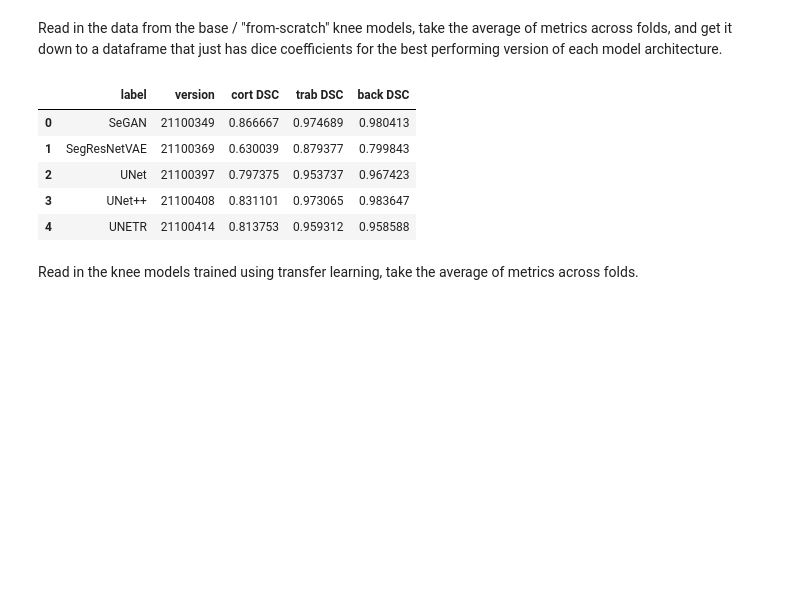
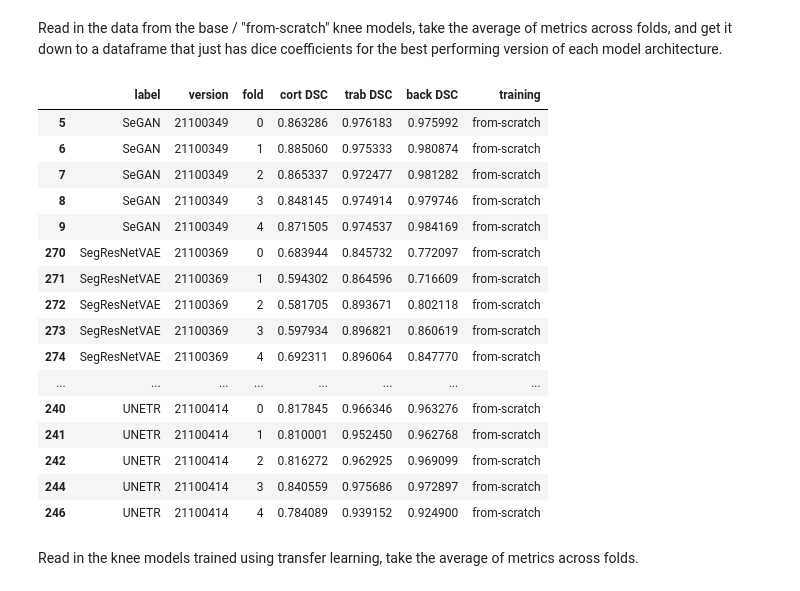
Before and after one commit to Bonelab/hrpqct-knee-segmentation, a Jupyter notebook: notebooks/analyze_knee_base_and_transfer_cv.ipynb, the cells around one changed output. Saved outputs shown, nothing was run; the diff lists cells and outputs as text; code cells hidden in the pictures; blank space fills up the shorter version.

```diff
--- a/notebooks/analyze_knee_base_and_transfer_cv.ipynb
+++ b/notebooks/analyze_knee_base_and_transfer_cv.ipynb
@@ -16,39 +16,72 @@ base = base[[
     "metrics_val_dsc_2_epoch_final"
 ]]
 base = base.groupby(["label", "version"]).mean().drop(columns=["fold"])
 base = base[
     base.groupby(["label"])["metrics_val_dsc_0_epoch_final"].transform(max)
     == base["metrics_val_dsc_0_epoch_final"]
 ].dropna()
 base = base.reset_index()
 
 base["label"] = base["label"].apply(lambda x: x[0:-16])
+
+best_base_models = [(l,v) for l,v in zip(base["label"], base["version"])]
+
+base = pd.read_csv(path.join("..", "from_arc", "knee_base_cv.csv"))
+base = base[[
+    "label", "version", "fold",
+    "metrics_val_dsc_0_epoch_final",
+    "metrics_val_dsc_1_epoch_final",
+    "metrics_val_dsc_2_epoch_final"
+]]
+base["label"] = base["label"].apply(lambda x: x[0:-16])
+
+df = pd.DataFrame()
+
+for l, v in best_base_models:
+    df = df.append(base[(base["label"]==l) & (base["version"]==v)])
+
+base = df
+
+base
 
 labels_renaming = {
     "unet": "UNet",
     "unetpp": "UNet++",
     "unetr": "UNETR",
     "segresnetvae": "SegResNetVAE",
     "segan": "SeGAN"
 }
 base = base.replace({"label": labels_renaming})
 
 base = base.rename(
     columns = {
         "metrics_val_dsc_0_epoch_final": "cort DSC",
         "metrics_val_dsc_1_epoch_final": "trab DSC",
         "metrics_val_dsc_2_epoch_final": "back DSC"
     }
 )
 
+base["training"] = "from-scratch"
+
 base
 # %% [output]
-|  | label | version | cort DSC | trab DSC | back DSC |
-| 0 | SeGAN | 21100349 | 0.866667 | 0.974689 | 0.980413 |
-| 1 | SegResNetVAE | 21100369 | 0.630039 | 0.879377 | 0.799843 |
-| 2 | UNet | 21100397 | 0.797375 | 0.953737 | 0.967423 |
-| 3 | UNet++ | 21100408 | 0.831101 | 0.973065 | 0.983647 |
-| 4 | UNETR | 21100414 | 0.813753 | 0.959312 | 0.958588 |
+|  | label | version | fold | cort DSC | trab DSC | back DSC | training |
+| 5 | SeGAN | 21100349 | 0 | 0.863286 | 0.976183 | 0.975992 | from-scratch |
+| 6 | SeGAN | 21100349 | 1 | 0.885060 | 0.975333 | 0.980874 | from-scratch |
+| 7 | SeGAN | 21100349 | 2 | 0.865337 | 0.972477 | 0.981282 | from-scratch |
+| 8 | SeGAN | 21100349 | 3 | 0.848145 | 0.974914 | 0.979746 | from-scratch |
+| 9 | SeGAN | 21100349 | 4 | 0.871505 | 0.974537 | 0.984169 | from-scratch |
+| 270 | SegResNetVAE | 21100369 | 0 | 0.683944 | 0.845732 | 0.772097 | from-scratch |
+| 271 | SegResNetVAE | 21100369 | 1 | 0.594302 | 0.864596 | 0.716609 | from-scratch |
+| 272 | SegResNetVAE | 21100369 | 2 | 0.581705 | 0.893671 | 0.802118 | from-scratch |
+| 273 | SegResNetVAE | 21100369 | 3 | 0.597934 | 0.896821 | 0.860619 | from-scratch |
+| 274 | SegResNetVAE | 21100369 | 4 | 0.692311 | 0.896064 | 0.847770 | from-scratch |
+| ... | ... | ... | ... | ... | ... | ... | ... |
+| 240 | UNETR | 21100414 | 0 | 0.817845 | 0.966346 | 0.963276 | from-scratch |
+| 241 | UNETR | 21100414 | 1 | 0.810001 | 0.952450 | 0.962768 | from-scratch |
+| 242 | UNETR | 21100414 | 2 | 0.816272 | 0.962925 | 0.969099 | from-scratch |
+| 244 | UNETR | 21100414 | 3 | 0.840559 | 0.975686 | 0.972897 | from-scratch |
+| 246 | UNETR | 21100414 | 4 | 0.784089 | 0.939152 | 0.924900 | from-scratch |
 # %% [markdown]
 Read in the knee models trained using transfer learning, take the average of metrics across folds.
 # %%
```
Also changed, not shown: parts of 8 cells of this notebook, 1 other file.
